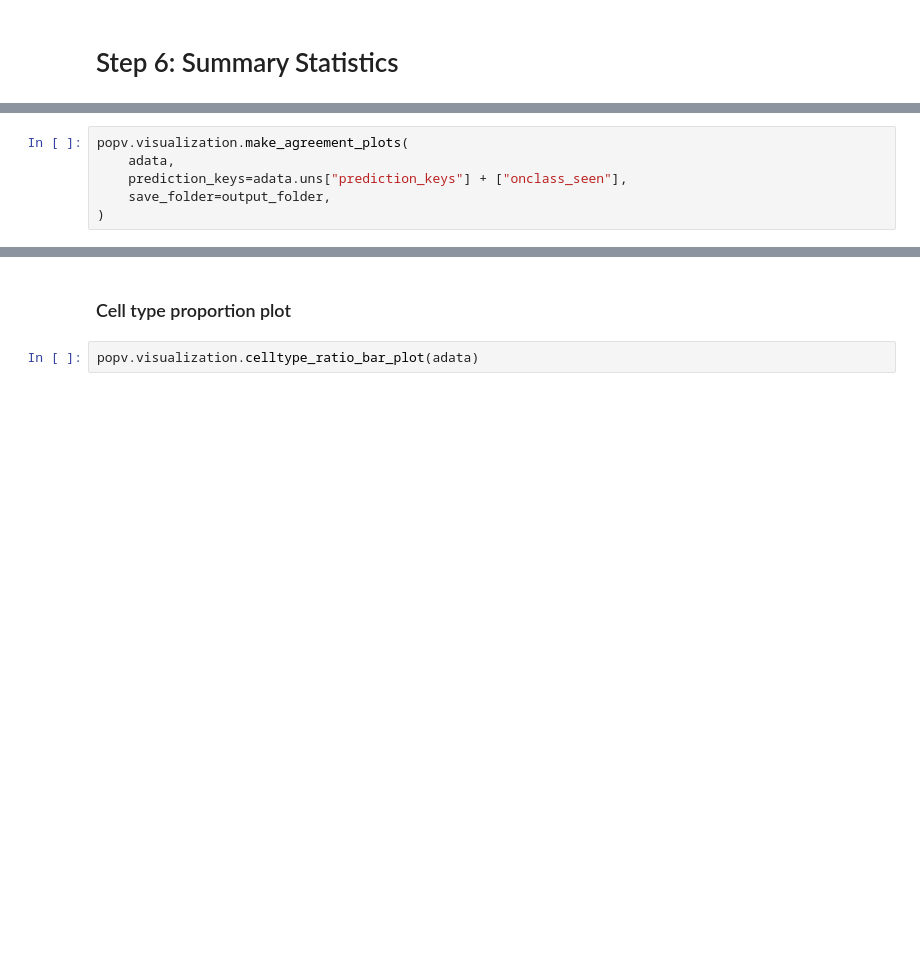
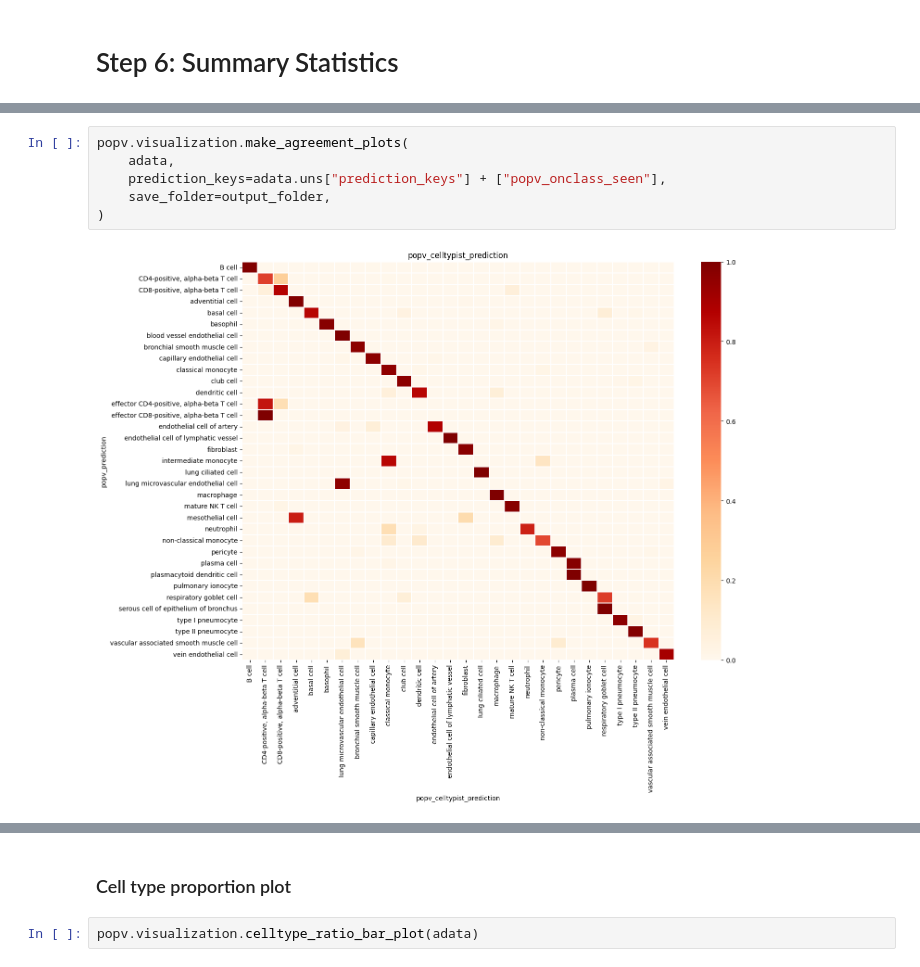
Before and after one commit to YosefLab/popV, a Jupyter notebook: tabula_sapiens_tutorial.ipynb, the cells around one changed output, grey strips where cells are left out. Cells and saved outputs as stored; diff of their text form; blank space fills up the shorter version.

```diff
--- a/tabula_sapiens_tutorial.ipynb
+++ b/tabula_sapiens_tutorial.ipynb
@@ -235,6 +342,8 @@ sc.pl.umap(
 # %%
 popv.visualization.make_agreement_plots(
     adata,
-    prediction_keys=adata.uns["prediction_keys"] + ["onclass_seen"],
+    prediction_keys=adata.uns["prediction_keys"] + ["popv_onclass_seen"],
     save_folder=output_folder,
 )
+# %% [output]
+[figure, added]
```
Also changed, not shown: parts of 21 cells of this notebook.
